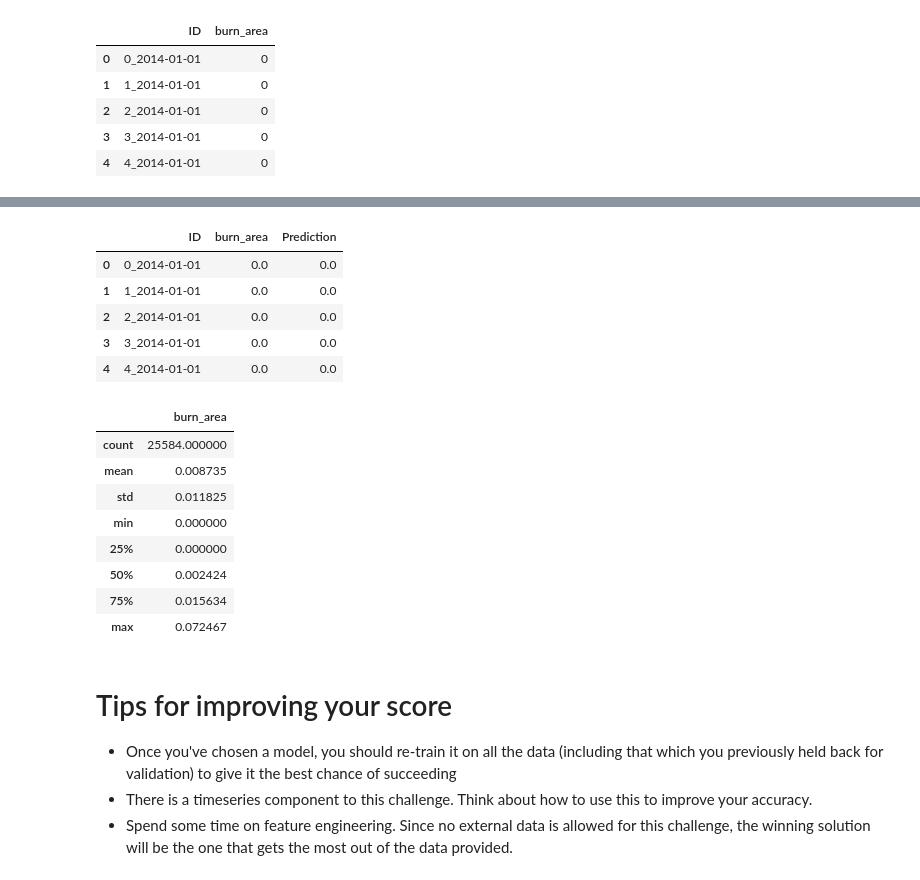
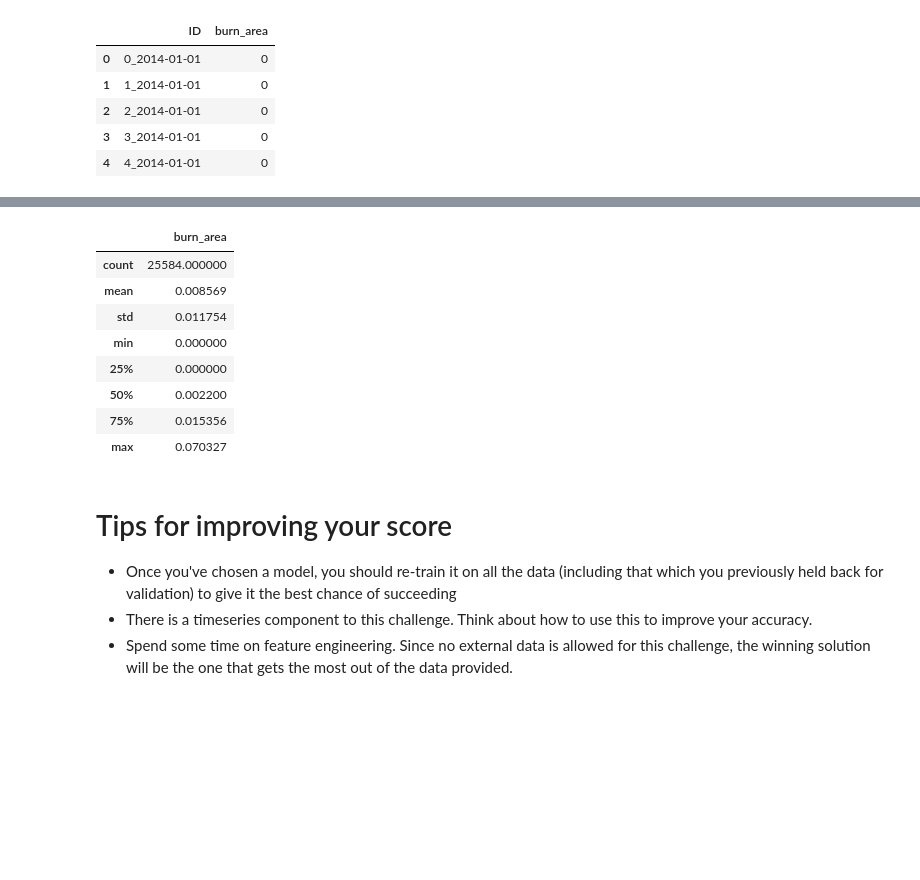
Before and after one commit to boladjivinny/fire-prediction, a Jupyter notebook: FirePrediction.ipynb, the cells around one changed output, grey strips where cells are left out. Drawn from its saved outputs; the diff is of its cells as text; code cells hidden in the pictures; blank space fills up the shorter version.

Commit message:
Submission #3 - 5kJDqBZ5

```diff
--- a/FirePrediction.ipynb
+++ b/FirePrediction.ipynb
@@ -129,7 +122,0 @@ test['date'] = pd.to_datetime(test['ID'].apply(lambda x: x.split('_')[1]))
-# %%
-# Date variables
-train['month'] = train.date.dt.month
-train['year'] = train.date.dt.year
-
-# Plotting mean burn_area for each month - very strong mid-year peak (dry season)
-train.groupby('month').mean().reset_index().plot(y='burn_area', x='month', kind='bar')
@@ -164,8 +144,9 @@ train.groupby('date').mean().reset_index().plot(y='precipitation', x='date', ax=
 
 We don't want to just split randomly - this would give us artificially high scores. Instead, let's use the last 3 years of the dataset for validation to more closely match the test configuration.
 # %%
-train_all = train.copy().fillna()
-train = train_all.loc[train_all.date < '2011-01-01']
-valid = train_all.loc[train_all.date > '2011-01-01']
-print(train.shape, valid.shape)
+train['date'] = pd.to_datetime(train['ID'].apply(lambda x: x.split('_')[1]))
+train_all = train.copy() #.fillna()
+_train = train_all.loc[train_all.date < '2011-01-01']
+_valid = train_all.loc[train_all.date > '2011-01-01']
+print(_train.shape, _valid.shape)
 # %% [output]
@@ -186,20 +157,19 @@ target_col = 'burn_area'
 # Get our X and y training and validation sets ready
 #X_train, y_train = train[in_cols], train[target_col]
 #X_valid, y_valid = valid[in_cols], valid[target_col]
-X_train, y_train = process_data(train_all)
-X_val, y_val = process_data(valid)
+X_train, y_train = process_data(_train)
+X_val, y_val = process_data(_valid)
 
 print(X_val.shape, X_train.shape)
 # Create and fit the model
 pipeline = Pipeline([('scaler', StandardScaler()), ('ridge', RidgeCV())])
-#model = RidgeCV()
 pipeline.fit(X_train, y_train)
 
 # Make predictions
 preds = pipeline.predict(X_val)
 
 # Score
-y_val.fillna(0, inplace=True)
+#y_val.fillna(0, inplace=True)
 print(y_val.describe)
 #preds.fillna(0, inplace=True)
 mean_squared_error(y_val, preds)**0.5 # RMSE - should match Zindi score. Lower is better
@@ -302,0 +213,5 @@ test.head()
+# %%
+# And the test data
+test['date'] = pd.to_datetime(train['ID'].apply(lambda x: x.split('_')[1]))
+X_test = process_data(test, test=True)
+X_test.head()
@@ -303,52 +226,25 @@ test.head()
 # %%
-# So we need to predict the burn area for each row in test.
-
-# Add the same features to test as we did to train:
-test['month'] = test.date.dt.month
-test['year'] = test.date.dt.year
-
-# Get predictions
-preds = model.predict(test[in_cols].fillna(0)) # fillna(0) here could be improved by examining the missing data and filling more appropriately.
+preds = pipeline.predict(X_test) # fillna(0) here could be improved by examining the missing data and filling more appropriately.
 
 # Add to submission dataframe
 ss.loc[:, 'burn_area'] = preds
 
 # Depending on your model, you may have some predictions that don't make sense. Let's constrain our predictions to the range (0, 1)
 #ss['Prediction'] = ss['Prediction'].clip(0, 1)
 
 ss.loc[:, 'burn_area'] = ss.loc[:, 'burn_area'].clip(0, 1)
 # View
-ss.head()
+ss.describe()
 # %% [output]
-|  | ID | burn_area | Prediction |
-| 0 | 0_2014-01-01 | 0.0 | 0.0 |
-| 1 | 1_2014-01-01 | 0.0 | 0.0 |
-| 2 | 2_2014-01-01 | 0.0 | 0.0 |
-| 3 | 3_2014-01-01 | 0.0 | 0.0 |
-| 4 | 4_2014-01-01 | 0.0 | 0.0 |
+|  | burn_area |
+| count | 25584.000000 |
+| mean | 0.008569 |
+| std | 0.011754 |
+| min | 0.000000 |
+| 25% | 0.000000 |
+| 50% | 0.002200 |
+| 75% | 0.015356 |
+| max | 0.070327 |
-# %%
-preds = pipeline.predict(X_test) # fillna(0) here could be improved by examining the missing data and filling more appropriately.
-
-# Add to submission dataframe
-ss.loc[:, 'burn_area'] = preds
-
-# Depending on your model, you may have some predictions that don't make sense. Let's constrain our predictions to the range (0, 1)
-#ss['Prediction'] = ss['Prediction'].clip(0, 1)
-
-ss.loc[:, 'burn_area'] = ss.loc[:, 'burn_area'].clip(0, 1)
-ss.drop(columns=['Prediction'], inplace=True)
-# View
-ss.describe()
-# %% [output]
-|  | burn_area |
-| count | 25584.000000 |
-| mean | 0.008735 |
-| std | 0.011825 |
-| min | 0.000000 |
-| 25% | 0.000000 |
-| 50% | 0.002424 |
-| 75% | 0.015634 |
-| max | 0.072467 |
 # %%
 # Save ready for submission:
 ss.to_csv('submission/submission.csv', index=False)
```
Also changed, not shown: parts of 17 cells of this notebook, 1 other file.
